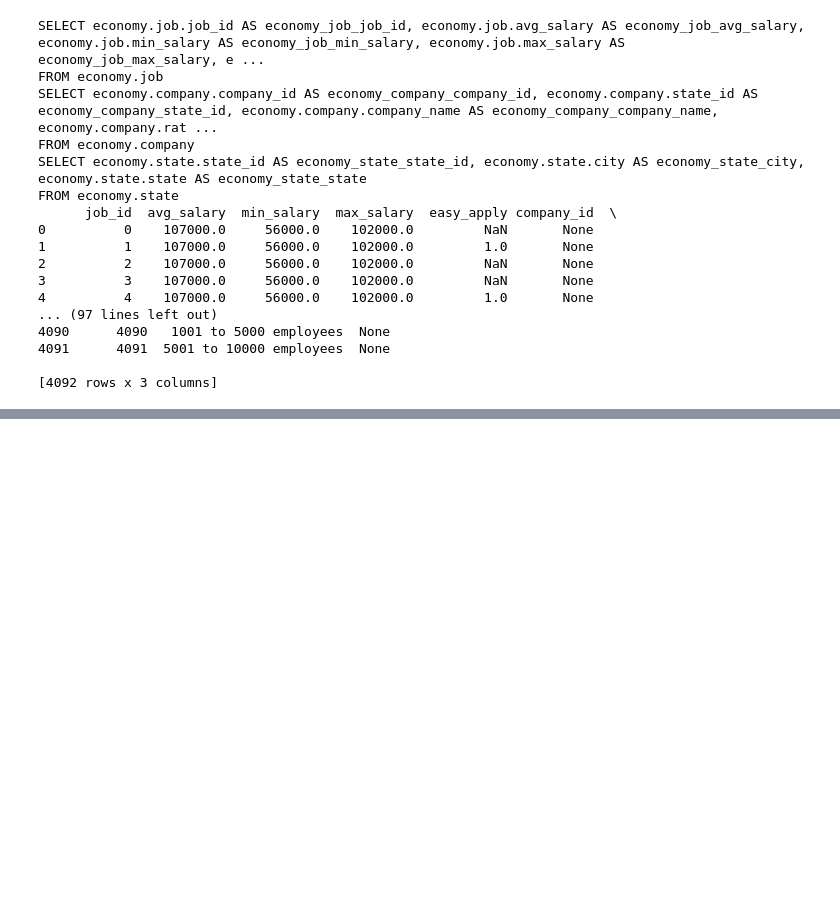
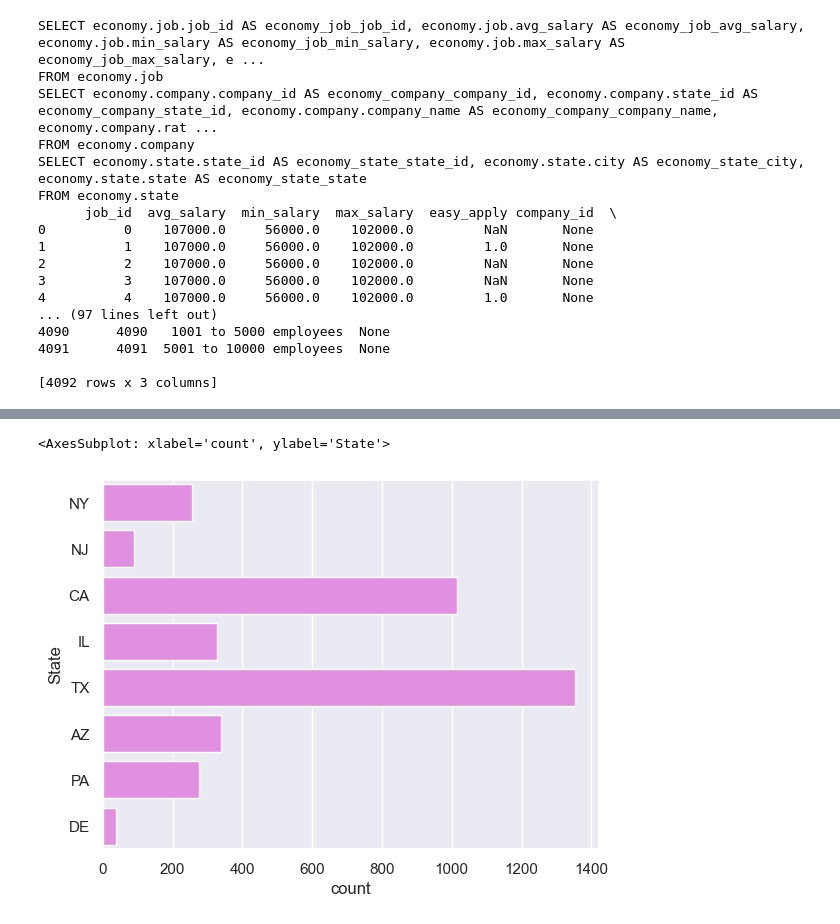
Before and after one commit to tsbarry/The_Job_Market, a Jupyter notebook: edaa.ipynb, the cells around one changed output, grey strips where cells are left out. Cells and saved outputs as stored; diff of their text form; code cells hidden in the pictures; blank space fills up the shorter version.

```diff
--- a/edaa.ipynb
+++ b/edaa.ipynb
@@ -51,0 +106,5 @@ FROM economy.state
+# %%
+sns.countplot(y='State', color = 'violet' ,data= job_df)
+# %% [output]
+<AxesSubplot: xlabel='count', ylabel='State'>
+[figure, added]
```
Also changed, not shown: parts of 15 cells of this notebook, 2 other files.
